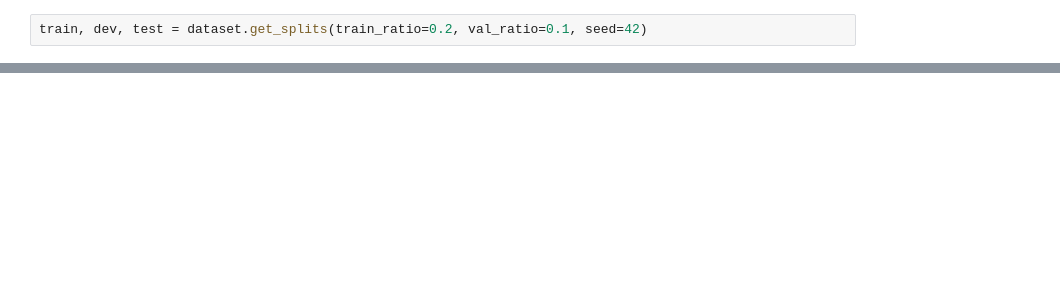
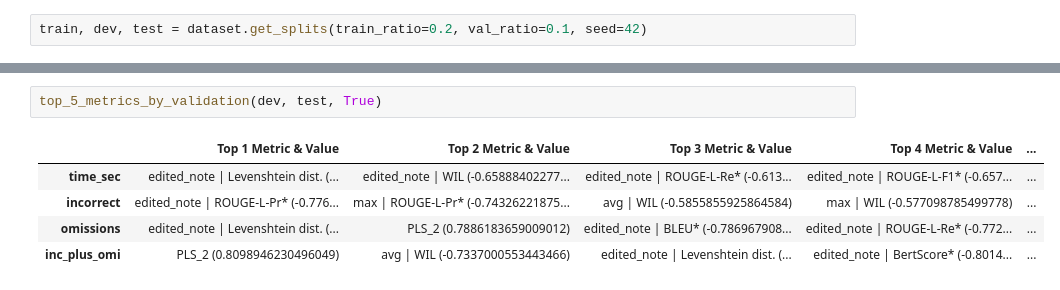
Before and after one commit to SALT-NLP/autometrics, a Jupyter notebook: primock.ipynb, the cells around one changed output, grey strips where cells are left out. Saved outputs shown, nothing was run; the diff lists cells and outputs as text; blank space fills up the shorter version.

```diff
--- a/primock.ipynb
+++ b/primock.ipynb
@@ -12,0 +39,8 @@ train, dev, test = dataset.get_splits(train_ratio=0.2, val_ratio=0.1, seed=42)
+# %%
+top_5_metrics_by_validation(dev, test, True)
+# %% [output]
+|  | Top 1 Metric & Value | Top 2 Metric & Value | Top 3 Metric & Value | Top 4 Metric & Value | ... |
+| time_sec | edited_note | Levenshtein dist. (... | edited_note | WIL (-0.65888402277... | edited_note | ROUGE-L-Re* (-0.613... | edited_note | ROUGE-L-F1* (-0.657... | ... |
+| incorrect | edited_note | ROUGE-L-Pr* (-0.776... | max | ROUGE-L-Pr* (-0.74326221875... | avg | WIL (-0.5855855925864584) | max | WIL (-0.577098785499778) | ... |
+| omissions | edited_note | Levenshtein dist. (... | PLS_2 (0.7886183659009012) | edited_note | BLEU* (-0.786967908... | edited_note | ROUGE-L-Re* (-0.772... | ... |
+| inc_plus_omi | PLS_2 (0.8098946230496049) | avg | WIL (-0.7337000553443466) | edited_note | Levenshtein dist. (... | edited_note | BertScore* (-0.8014... | ... |
```
Also changed, not shown: parts of 3 cells of this notebook, 16 other files.
